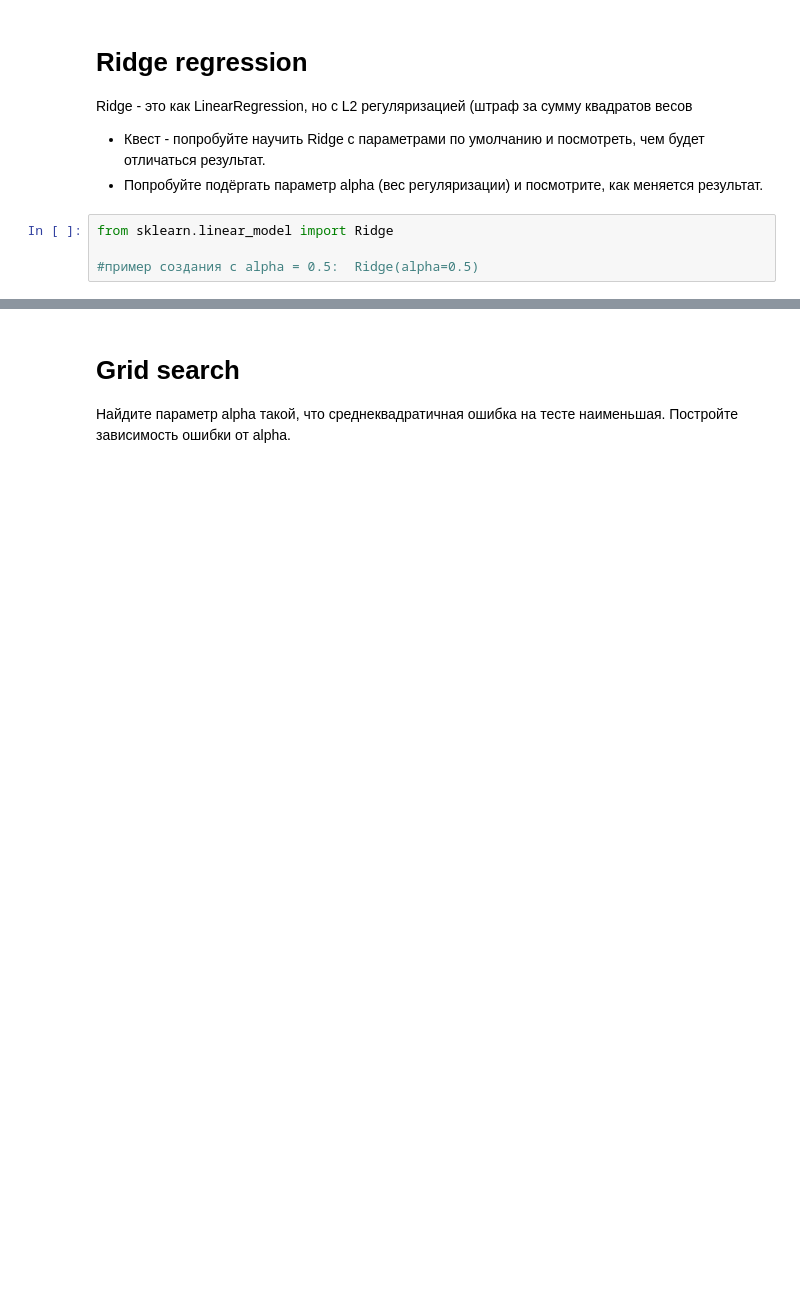
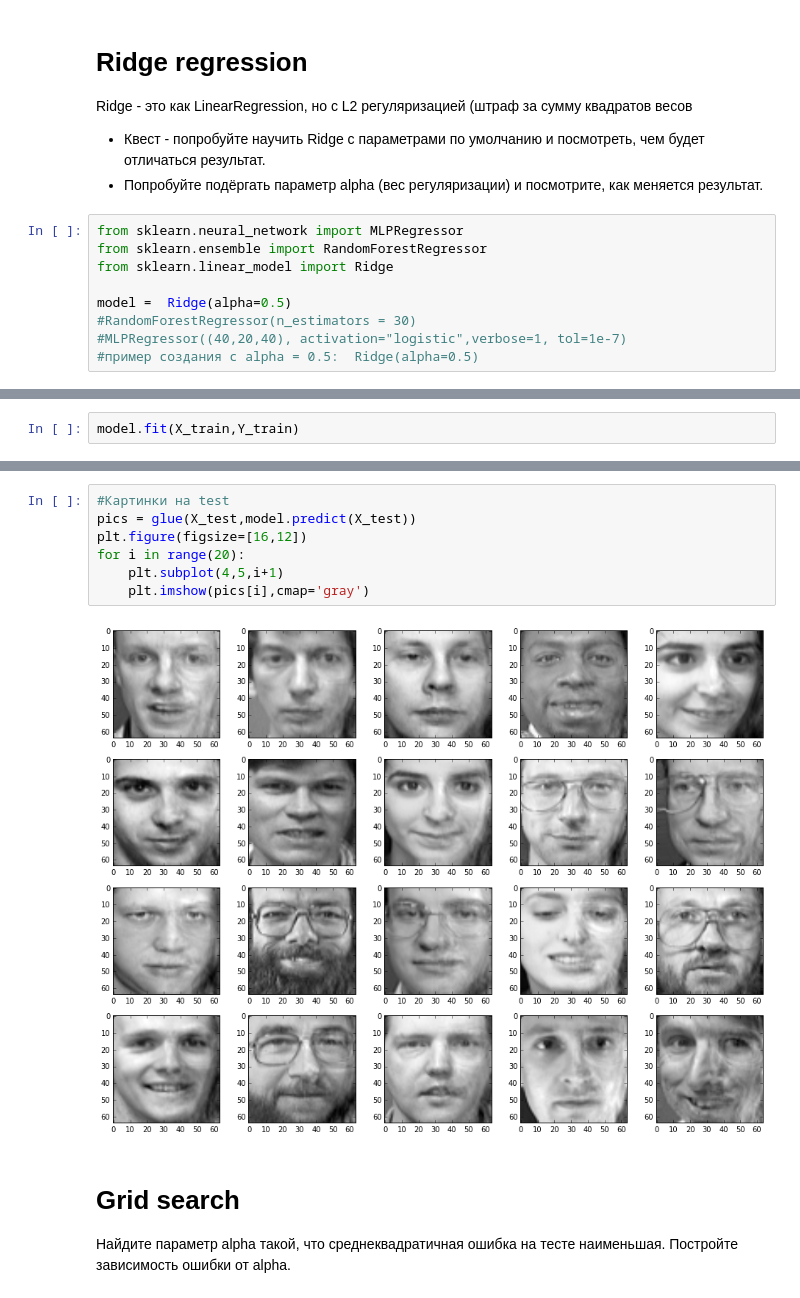
Before and after one commit to tvorogme/digitalfest, a Jupyter notebook: pipeline.ipynb, the cells around one changed output, grey strips where cells are left out. Saved outputs shown, nothing was run; the diff lists cells and outputs as text; blank space fills up the shorter version.

```diff
--- a/pipeline.ipynb
+++ b/pipeline.ipynb
@@ -102,6 +114,11 @@ Ridge - это как LinearRegression, но с L2 регуляризацией
 * Квест - попробуйте научить Ridge с параметрами по умолчанию и посмотреть, чем будет отличаться результат.
 * Попробуйте подёргать параметр alpha (вес регуляризации) и посмотрите, как меняется результат.
 # %%
+from sklearn.neural_network import MLPRegressor
+from sklearn.ensemble import RandomForestRegressor
 from sklearn.linear_model import Ridge
 
+model =  Ridge(alpha=0.5)
+#RandomForestRegressor(n_estimators = 30)
+#MLPRegressor((40,20,40), activation="logistic",verbose=1, tol=1e-7)
 #пример создания с alpha = 0.5:  Ridge(alpha=0.5)
@@ -113,0 +125,2 @@ from sklearn.linear_model import Ridge
+# %%
+model.fit(X_train,Y_train)
@@ -114,3 +137,12 @@ from sklearn.linear_model import Ridge
+# %%
+#Картинки на test
+pics = glue(X_test,model.predict(X_test))
+plt.figure(figsize=[16,12])
+for i in range(20):
+    plt.subplot(4,5,i+1)
+    plt.imshow(pics[i],cmap='gray')
+# %% [output]
+[figure, added]
 # %% [markdown]
 # Grid search
 
```
Also changed, not shown: parts of 14 cells of this notebook.
